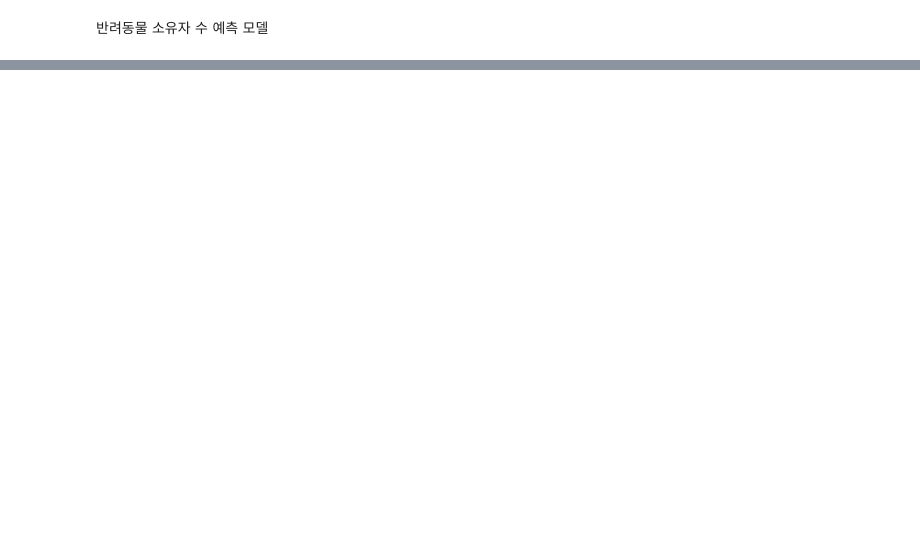
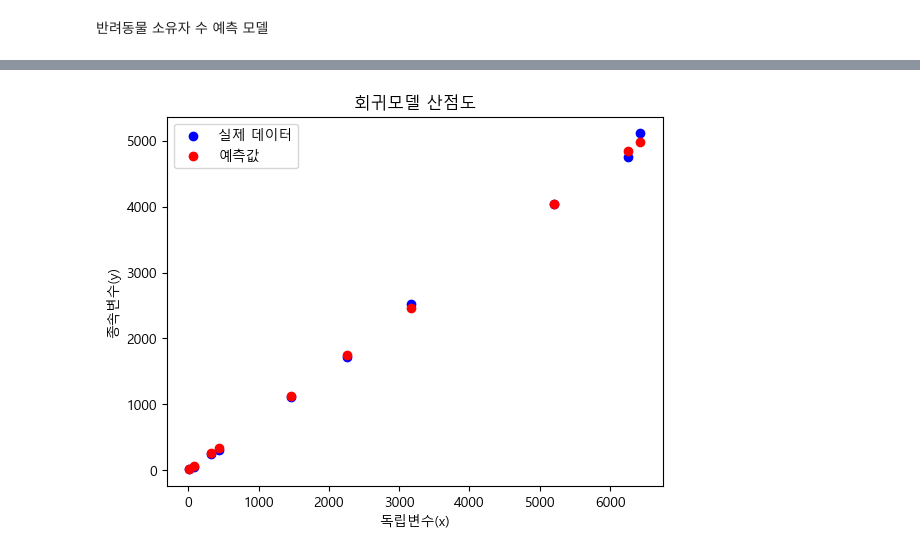
Before and after one commit to Kkimjiwoo/-Team_Project-, a Jupyter notebook: 결측치 처리/회귀분석_소유자수_추정.ipynb, the cells around one changed output, grey strips where cells are left out. Cells and saved outputs as stored; diff of their text form; code cells hidden in the pictures; blank space fills up the shorter version.

```diff
--- a/결측치 처리/회귀분석_소유자수_추정.ipynb
+++ b/결측치 처리/회귀분석_소유자수_추정.ipynb
@@ -467,0 +474,28 @@ seocho_pet_owners
+# %%
+# 반려동물총계 컬럼 만들기
+seocho['total'] = seocho['내장형무선인식(RFID)'] + seocho['외장형무선인식(RFID)'] + seocho['인식표']
+seocho_total = seocho['total']
+seocho_total = pd.DataFrame(seocho_total)
+
+# 반려동물 소유자 수 컬럼 추출
+seocho_owners = seocho['동물소유자수']
+# %%
+predicted_owners = result.predict(seocho_total)
+
+# 실제 소유자 수와 추정된 소유자 수 비교
+
+accuracy_list = []
+for i in range(len(predicted_owners)):
+        print(f"{Seocho_2023_raw['법정동'][i]}")
+        print(f'실제 소유자 수 :{seocho_owners[i]}')
+        print(f'추정된 소유자 수:{predicted_owners[i]}')
+        print(f'예측의 정확도:{100*(1- abs(seocho_owners[i] - predicted_owners[i])/seocho_owners[i]):.2f}%')
+        accuracy = 100*(1- abs(seocho_owners[i] - predicted_owners[i])/seocho_owners[i])
+        accuracy_list.append(accuracy)
+
+
+
+print('-'*30)
+total_accuracy = sum(accuracy_list)/len(accuracy_list)
+
+print(f"총 정확도: {total_accuracy:.1f}%")
@@ -467,0 +520,18 @@ seocho_pet_owners
+# %%
+import matplotlib.pyplot as plt
+from matplotlib import font_manager, rc
+
+# 한글 폰트 경로 설정
+font_path = "C:/Windows/Fonts/malgun.ttf"  # 사용할 한글 폰트 경로 설정
+font_name = font_manager.FontProperties(fname=font_path).get_name()
+rc('font', family=font_name)
+
+plt.scatter(seocho_total, seocho_owners, color='blue', label='실제 데이터')
+plt.scatter(seocho_total, predicted_owners, color='red', label='예측값')
+plt.xlabel('독립변수(x)')
+plt.ylabel('종속변수(y)')
+plt.title('회귀모델 산점도')
+plt.legend()
+plt.show()
+# %% [output]
+[figure, added]
```
Also changed, not shown: parts of 16 cells of this notebook.
